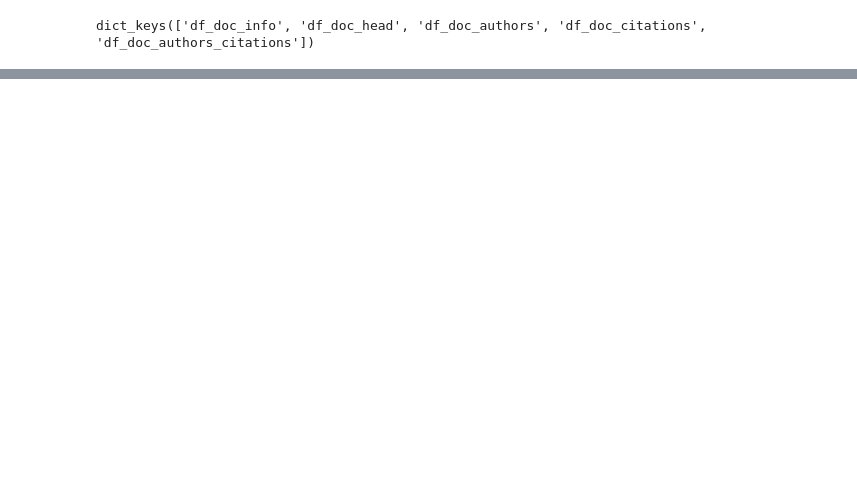
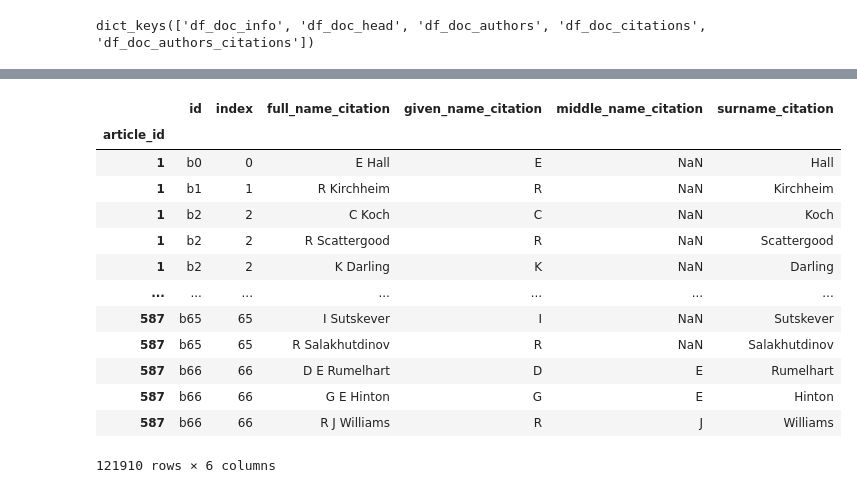
Before and after one commit to Vieirbat/Summarticles, a Jupyter notebook: notebooks/Visões Estatísticas.ipynb, the cells around one changed output, grey strips where cells are left out. Drawn from its saved outputs; the diff is of its cells as text; code cells hidden in the pictures; blank space fills up the shorter version.

```diff
--- a/notebooks/Visões Estatísticas.ipynb
+++ b/notebooks/Visões Estatísticas.ipynb
@@ -240,4 +154,0 @@ def text_prep_column(colum_df):
-# %%
-dict_dfs['df_doc_info']['acknowledgement_prep'] = text_prep_column(dict_dfs['df_doc_info']['acknowledgement'])
-dict_dfs['df_doc_info']['abstract_prep'] = text_prep_column(dict_dfs['df_doc_info']['abstract'])
-dict_dfs['df_doc_info']['body_prep'] = text_prep_column(dict_dfs['df_doc_info']['body'])
@@ -486,3 +155,19 @@ Clutsring Function
+# %%
+def getColumnsWithData(df, return_percent=False, n_round=2):
+
+    """"""
+
+    list_col_with_data = []
+    for col in df.columns.tolist():
+        rows = df[col].shape
+        n_null = df[col].isnull().sum()
+        not_null_data_perc = (1-n_null/rows)
+        if not_null_data_perc:
+            if return_percent:
+                list_col_with_data.append((col,np.round(not_null_data_perc, n_round)))
+            list_col_with_data.append(col)
+
+    return list_col_with_data
 # %%
 dict_dfs.keys()
 # %% [output]
@@ -830,0 +475,19 @@ dict_dfs['df_doc_head']
+# %%
+df_doc_authors_citations = dict_dfs['df_doc_authors_citations'].loc[:,getColumnsWithData(dict_dfs['df_doc_authors_citations'])]
+# %%
+df_doc_authors_citations
+# %% [output]
+|  | id | index | full_name_citation | given_name_citation | middle_name_citation | surname_citation |
+| article_id |  |  |  |  |  |  |
+| 1 | b0 | 0 | E Hall | E | NaN | Hall |
+| 1 | b1 | 1 | R Kirchheim | R | NaN | Kirchheim |
+| 1 | b2 | 2 | C Koch | C | NaN | Koch |
+| 1 | b2 | 2 | R Scattergood | R | NaN | Scattergood |
+| 1 | b2 | 2 | K Darling | K | NaN | Darling |
+| ... | ... | ... | ... | ... | ... | ... |
+| 587 | b65 | 65 | I Sutskever | I | NaN | Sutskever |
+| 587 | b65 | 65 | R Salakhutdinov | R | NaN | Salakhutdinov |
+| 587 | b66 | 66 | D E Rumelhart | D | E | Rumelhart |
+| 587 | b66 | 66 | G E Hinton | G | E | Hinton |
+| 587 | b66 | 66 | R J Williams | R | J | Williams |
+121910 rows × 6 columns
```
Also changed, not shown: parts of 98 cells of this notebook, 3 other files.
